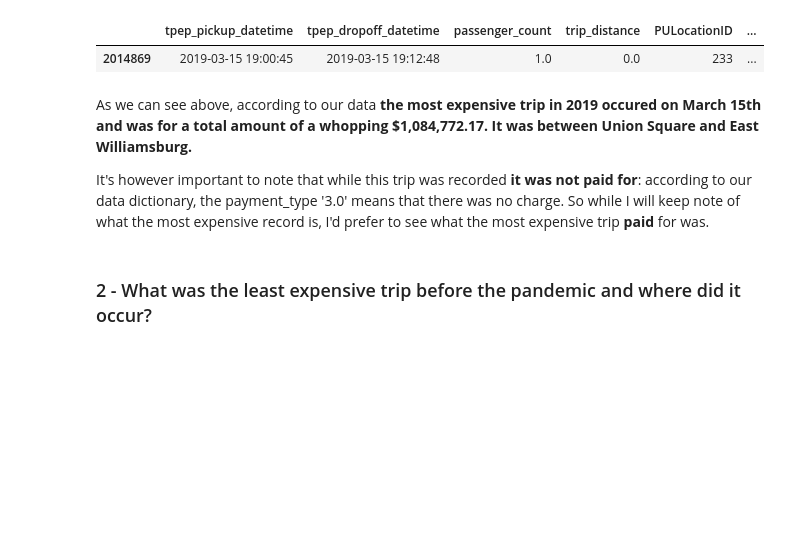
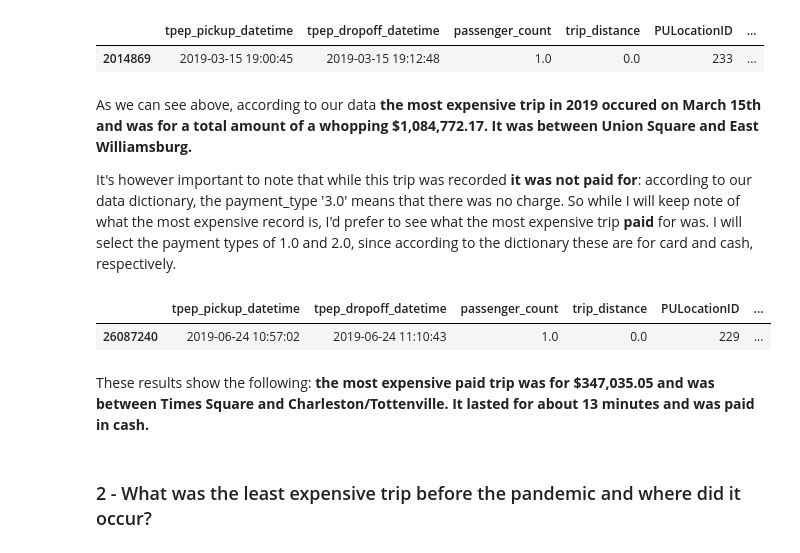
Before and after one commit to samtuleen/nyc-taxis-vs-covid, a Jupyter notebook: notebook1.ipynb, the cells around one changed output. Saved outputs shown, nothing was run; the diff lists cells and outputs as text; code cells hidden in the pictures; blank space fills up the shorter version.

```diff
--- a/notebook1.ipynb
+++ b/notebook1.ipynb
@@ -49,7 +49,16 @@ most_expensive.head(1)
 # %% [markdown]
 As we can see above, according to our data **the most expensive trip in 2019 occured on March 15th and was for a total amount of a whopping $1,084,772.17. It was between Union Square and East Williamsburg.**
 
-It's however important to note that while this trip was recorded **it was not paid for**: according to our data dictionary, the payment_type '3.0' means that there was no charge. So while I will keep note of what the most expensive record is, I'd prefer to see what the most expensive trip **paid** for was.
+It's however important to note that while this trip was recorded **it was not paid for**: according to our data dictionary, the payment_type '3.0' means that there was no charge. So while I will keep note of what the most expensive record is, I'd prefer to see what the most expensive trip **paid** for was. I will select the payment types of 1.0 and 2.0, since according to the dictionary these are for card and cash, respectively.
+# %%
+most_expensive = most_expensive.loc[most_expensive['PULocationID'] != most_expensive['DOLocationID']]
+most_expensive = most_expensive.loc[most_expensive['payment_type'].isin([1.0, 2.0])]
+most_expensive.head(1)
+# %% [output]
+|  | tpep_pickup_datetime | tpep_dropoff_datetime | passenger_count | trip_distance | PULocationID | ... |
+| 26087240 | 2019-06-24 10:57:02 | 2019-06-24 11:10:43 | 1.0 | 0.0 | 229 | ... |
+# %% [markdown]
+These results show the following: **the most expensive paid trip was for $347,035.05 and was between Times Square and Charleston/Tottenville. It lasted for about 13 minutes and was paid in cash.**
 # %% [markdown]
 ### 2 - What was the least expensive trip before the pandemic and where did it occur?
 # %% [markdown]
```
Also changed, not shown: parts of 2 cells of this notebook.
